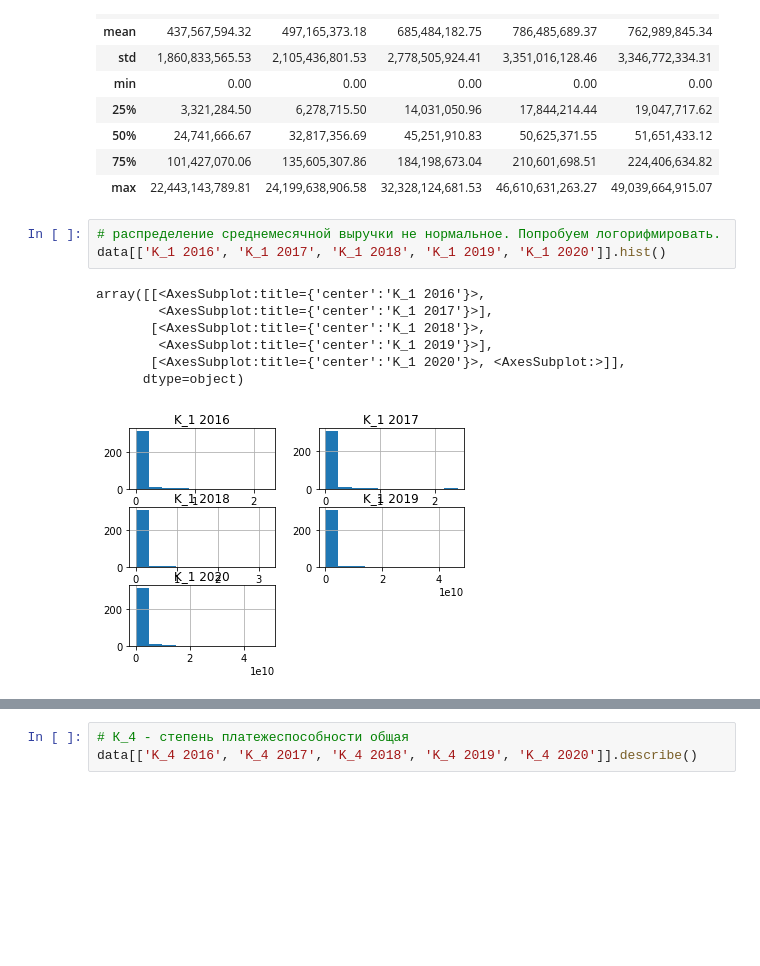
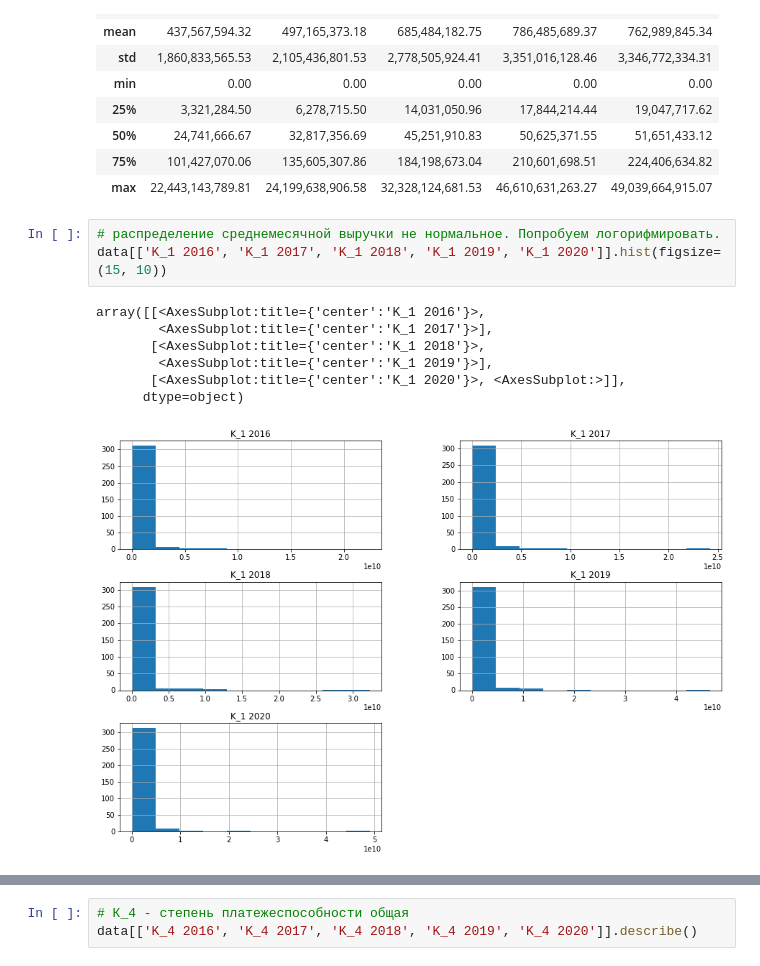
Before and after one commit to avfawkes/Hackathon_Severstal, a Jupyter notebook: 1. Анализ Контрагентов.ipynb, the cells around one changed output, grey strips where cells are left out. Cells and saved outputs as stored; diff of their text form; blank space fills up the shorter version.

```diff
--- a/1. Анализ Контрагентов.ipynb
+++ b/1. Анализ Контрагентов.ipynb
@@ -369,15 +387,15 @@ data[['K_1 2016', 'K_1 2017', 'K_1 2018', 'K_1 2019', 'K_1 2020']].describe()
 | max | 22,443,143,789.81 | 24,199,638,906.58 | 32,328,124,681.53 | 46,610,631,263.27 | 49,039,664,915.07 |
 # %%
 # распределение среднемесячной выручки не нормальное. Попробуем логорифмировать.
-data[['K_1 2016', 'K_1 2017', 'K_1 2018', 'K_1 2019', 'K_1 2020']].hist()
+data[['K_1 2016', 'K_1 2017', 'K_1 2018', 'K_1 2019', 'K_1 2020']].hist(figsize=(15, 10))
 # %% [output]
 array([[<AxesSubplot:title={'center':'K_1 2016'}>,
         <AxesSubplot:title={'center':'K_1 2017'}>],
        [<AxesSubplot:title={'center':'K_1 2018'}>,
         <AxesSubplot:title={'center':'K_1 2019'}>],
        [<AxesSubplot:title={'center':'K_1 2020'}>, <AxesSubplot:>]],
       dtype=object)
-[figure, old version]
+[figure, new version]
 # %%
 for col in ['K_1 2016', 'K_1 2017', 'K_1 2018', 'K_1 2019', 'K_1 2020']:
     data[col] = np.log(data[col]+1)
```
Also changed, not shown: parts of 30 cells of this notebook, 42 other files.
